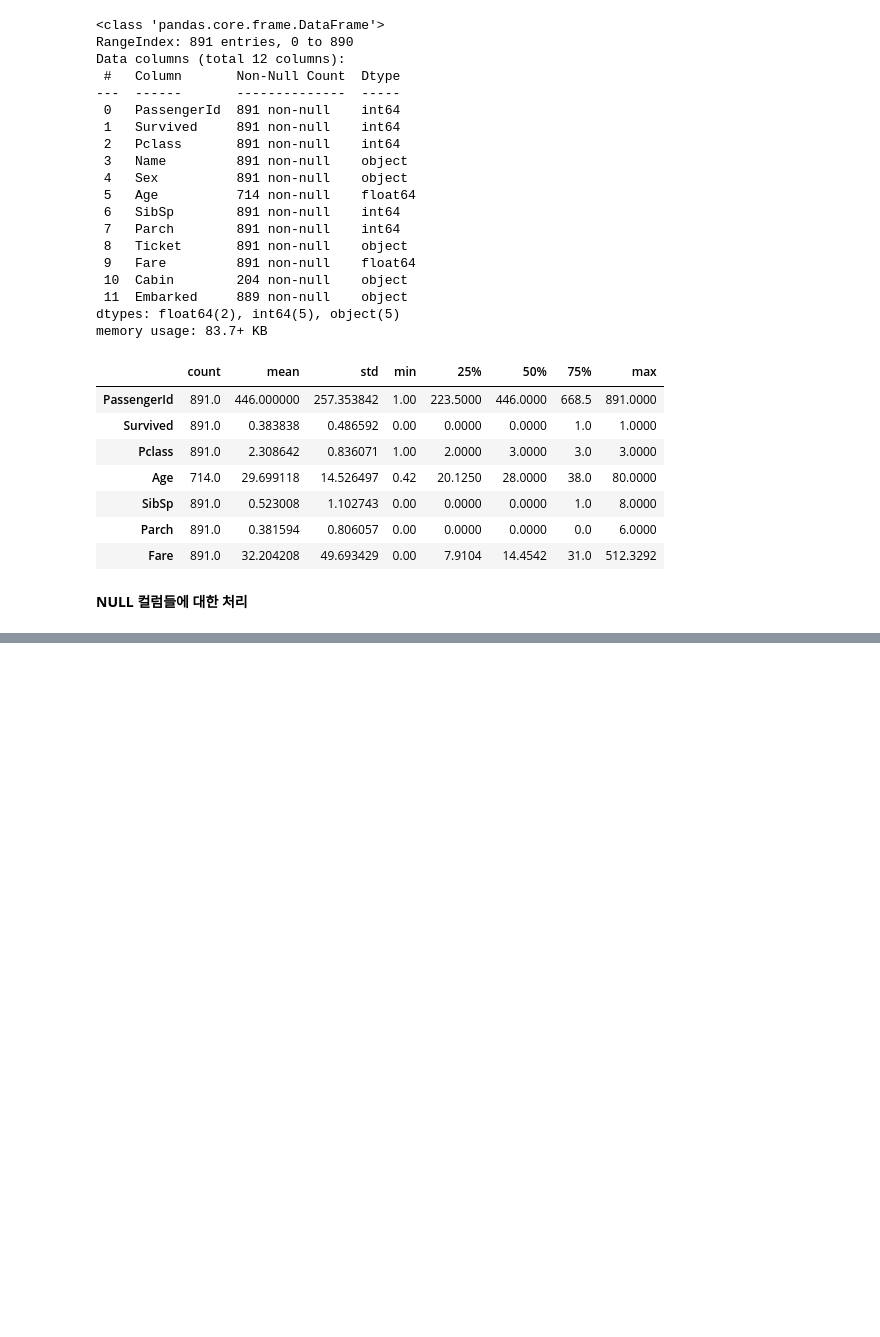
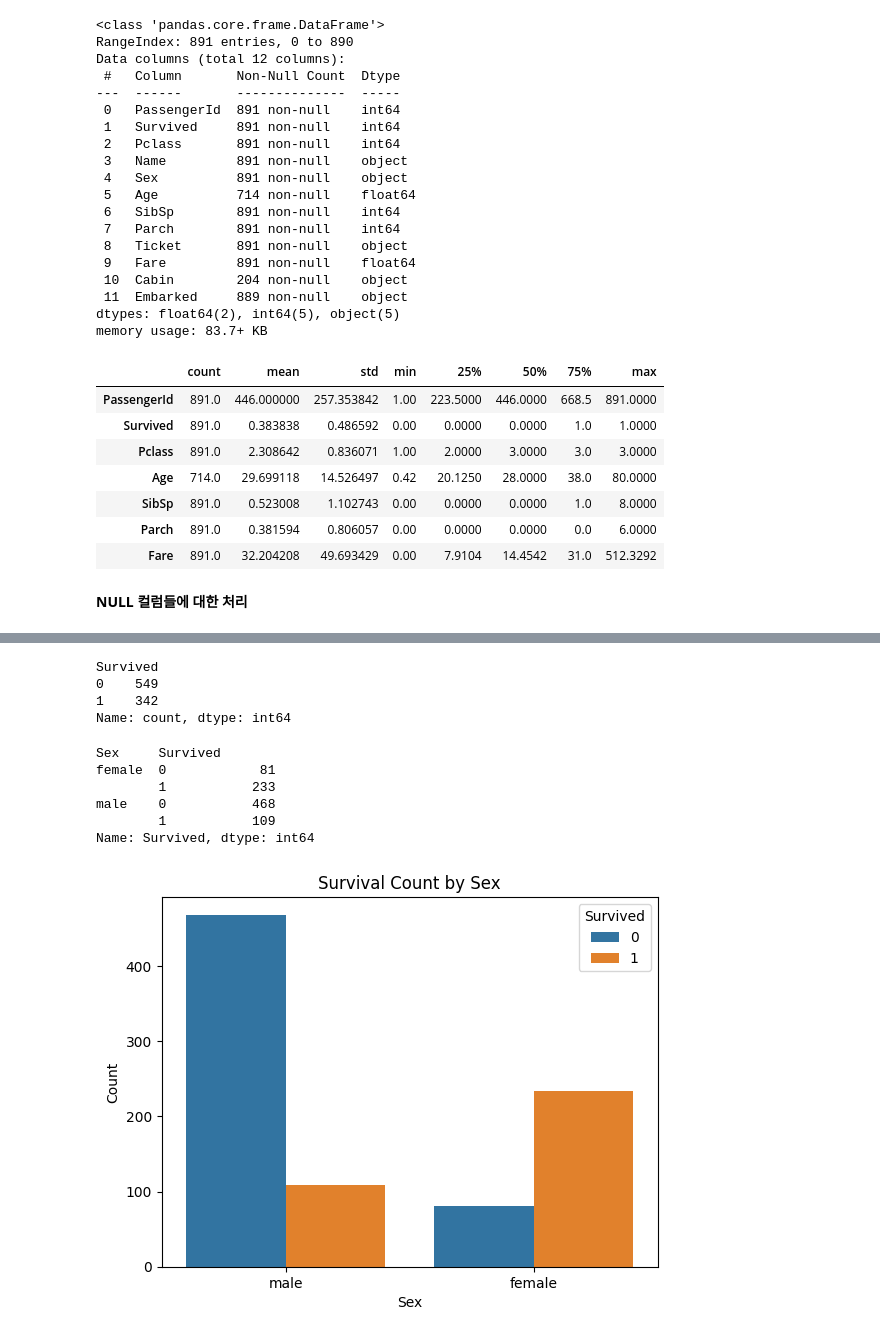
Before and after one commit to SongBeom00/ML, a Jupyter notebook: perfect_guide/2장/2.6 사이킷런으로 수행하는 타이타닉 생존자 예측.ipynb, the cells around one changed output, grey strips where cells are left out. Cells and saved outputs as stored; diff of their text form; code cells hidden in the pictures; blank space fills up the shorter version.

```diff
--- a/perfect_guide/2장/2.6 사이킷런으로 수행하는 타이타닉 생존자 예측.ipynb
+++ b/perfect_guide/2장/2.6 사이킷런으로 수행하는 타이타닉 생존자 예측.ipynb
@@ -54,0 +131,3 @@ titanic_df['Embarked'].fillna('N', inplace=True)  # Embarked 컬럼은 N으로
+# %%
+titanic_df['Cabin'] = titanic_df['Cabin'].str[:1]
+titanic_df['Cabin'].value_counts()
@@ -54,0 +146,25 @@ titanic_df['Embarked'].fillna('N', inplace=True)  # Embarked 컬럼은 N으로
+# %%
+titanic_df['Survived'].value_counts()
+# %% [output]
+Survived
+0    549
+1    342
+Name: count, dtype: int64
+# %%
+titanic_df.groupby(['Sex','Survived'])['Survived'].count()
+# %% [output]
+Sex     Survived
+female  0            81
+        1           233
+male    0           468
+        1           109
+Name: Survived, dtype: int64
+# %%
+import seaborn as sns
+
+sns.countplot(data=titanic_df, x='Sex', hue='Survived')
+plt.title('Survival Count by Sex')
+plt.ylabel('Count')
+plt.show()
+# %% [output]
+[figure, added]
```
Also changed, not shown: parts of 19 cells of this notebook, 1 other file.
